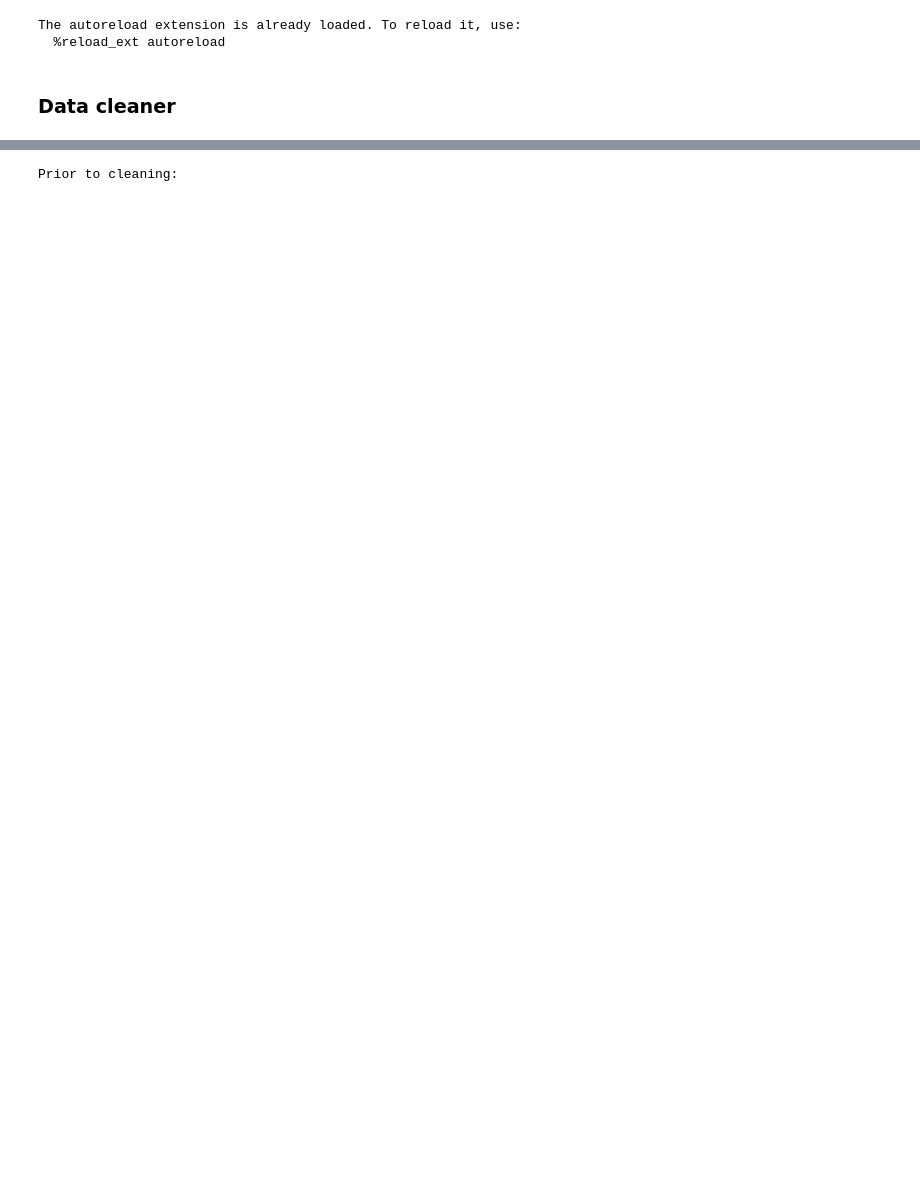
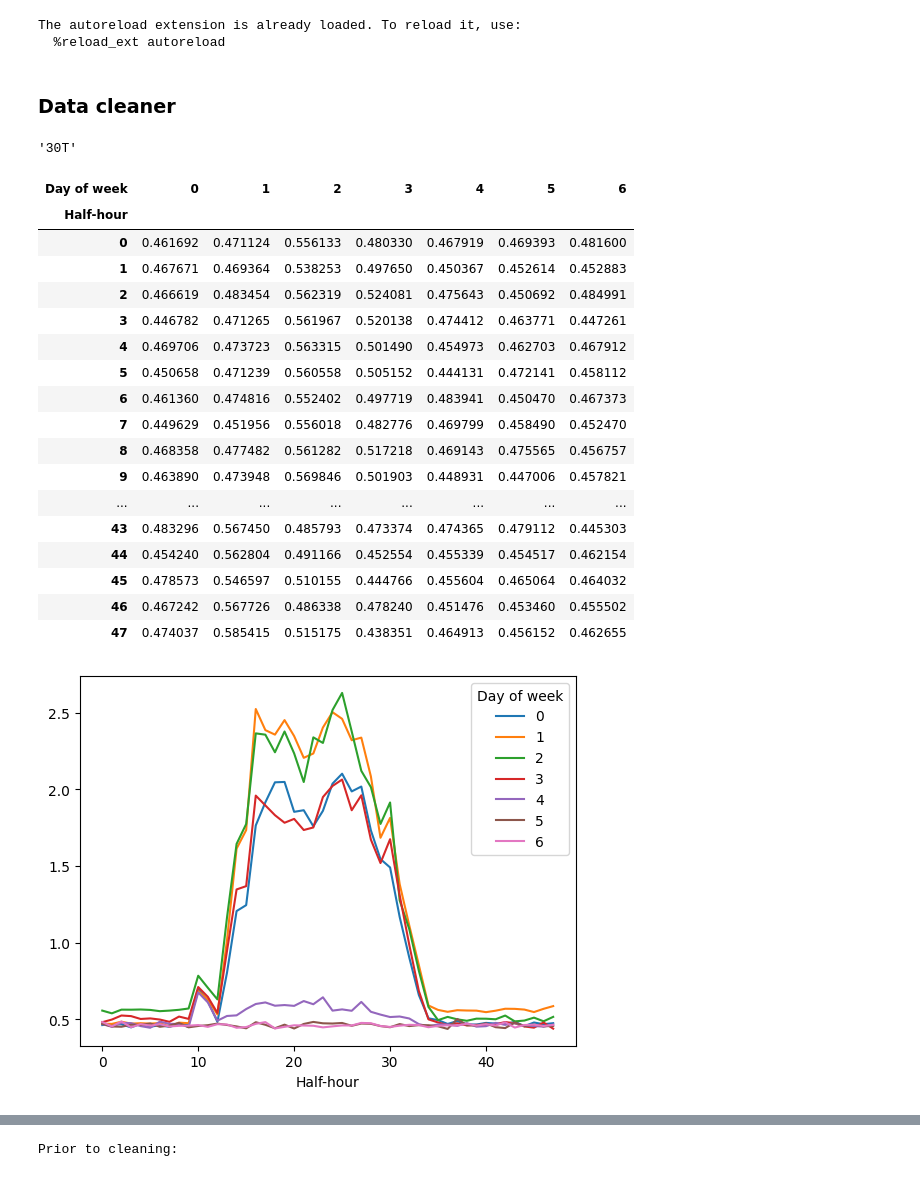
Before and after one commit to empowering-energy-solutions-ltd/e2sviz, a Jupyter notebook: notebooks/clean_demo.ipynb, the cells around one changed output, grey strips where cells are left out. Cells and saved outputs as stored; diff of their text form; code cells hidden in the pictures; blank space fills up the shorter version.

```diff
--- a/notebooks/clean_demo.ipynb
+++ b/notebooks/clean_demo.ipynb
@@ -24,3 +24,32 @@ save_path = Path(r'/Users/rhysjones/Library/CloudStorage/GoogleDrive-rhys.jones@
 bender_submeters = pd.read_csv(save_path, index_col=0, parse_dates=True)
 # %% [markdown]
 ### Data cleaner
+# %%
+new_test = sdp.DataManip(bender_submeters)
+new_test.frequency
+# %% [output]
+'30T'
+# %%
+test_groupby = new_test.groupby(groupby_type='week')
+test_groupby['DB_10'].plot()
+test_groupby['DB_10']
+# %% [output]
+| Day of week | 0 | 1 | 2 | 3 | 4 | 5 | 6 |
+| Half-hour |  |  |  |  |  |  |  |
+| 0 | 0.461692 | 0.471124 | 0.556133 | 0.480330 | 0.467919 | 0.469393 | 0.481600 |
+| 1 | 0.467671 | 0.469364 | 0.538253 | 0.497650 | 0.450367 | 0.452614 | 0.452883 |
+| 2 | 0.466619 | 0.483454 | 0.562319 | 0.524081 | 0.475643 | 0.450692 | 0.484991 |
+| 3 | 0.446782 | 0.471265 | 0.561967 | 0.520138 | 0.474412 | 0.463771 | 0.447261 |
+| 4 | 0.469706 | 0.473723 | 0.563315 | 0.501490 | 0.454973 | 0.462703 | 0.467912 |
+| 5 | 0.450658 | 0.471239 | 0.560558 | 0.505152 | 0.444131 | 0.472141 | 0.458112 |
+| 6 | 0.461360 | 0.474816 | 0.552402 | 0.497719 | 0.483941 | 0.450470 | 0.467373 |
+| 7 | 0.449629 | 0.451956 | 0.556018 | 0.482776 | 0.469799 | 0.458490 | 0.452470 |
+| 8 | 0.468358 | 0.477482 | 0.561282 | 0.517218 | 0.469143 | 0.475565 | 0.456757 |
+| 9 | 0.463890 | 0.473948 | 0.569846 | 0.501903 | 0.448931 | 0.447006 | 0.457821 |
+| ... | ... | ... | ... | ... | ... | ... | ... |
+| 43 | 0.483296 | 0.567450 | 0.485793 | 0.473374 | 0.474365 | 0.479112 | 0.445303 |
+| 44 | 0.454240 | 0.562804 | 0.491166 | 0.452554 | 0.455339 | 0.454517 | 0.462154 |
+| 45 | 0.478573 | 0.546597 | 0.510155 | 0.444766 | 0.455604 | 0.465064 | 0.464032 |
+| 46 | 0.467242 | 0.567726 | 0.486338 | 0.478240 | 0.451476 | 0.453460 | 0.455502 |
+| 47 | 0.474037 | 0.585415 | 0.515175 | 0.438351 | 0.464913 | 0.456152 | 0.462655 |
+[figure, added]
```
Also changed, not shown: parts of 4 cells of this notebook, 2 other files.
